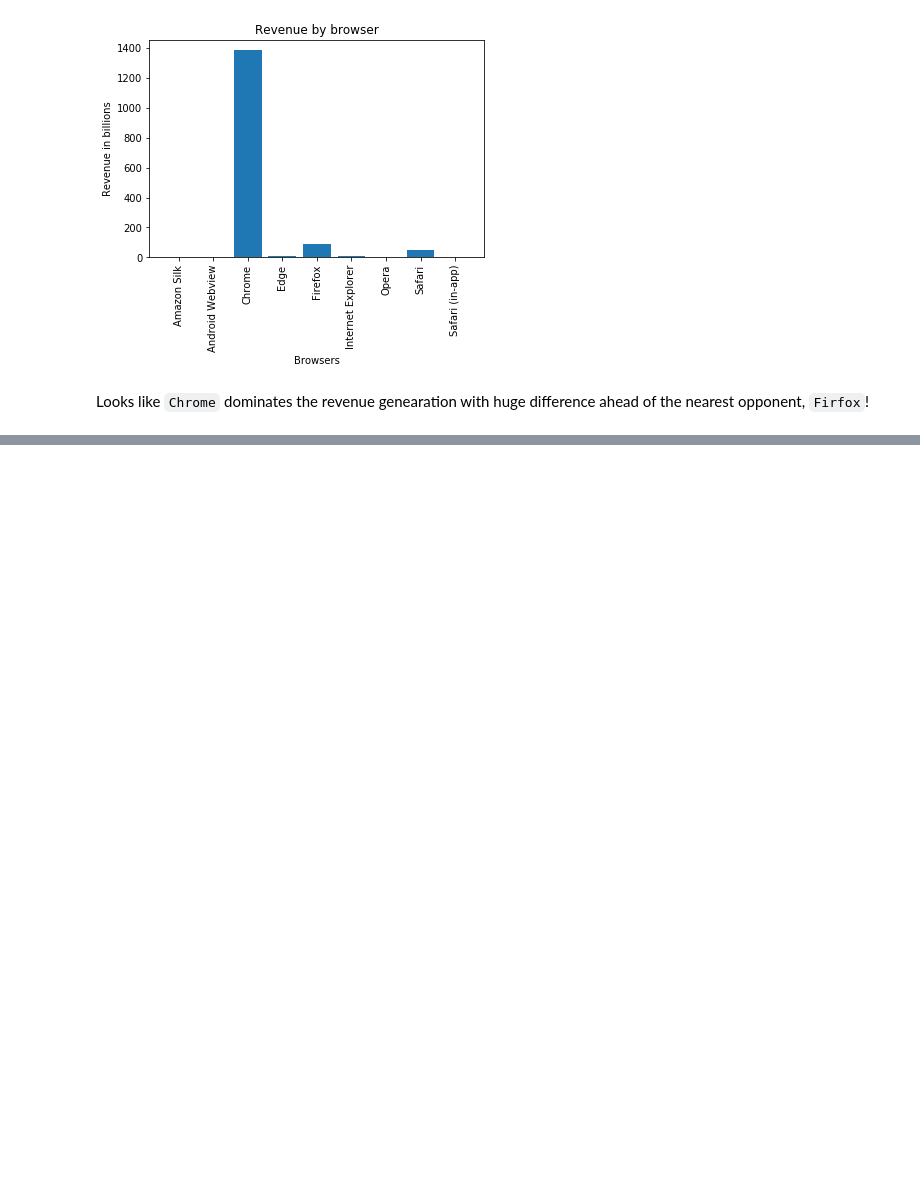
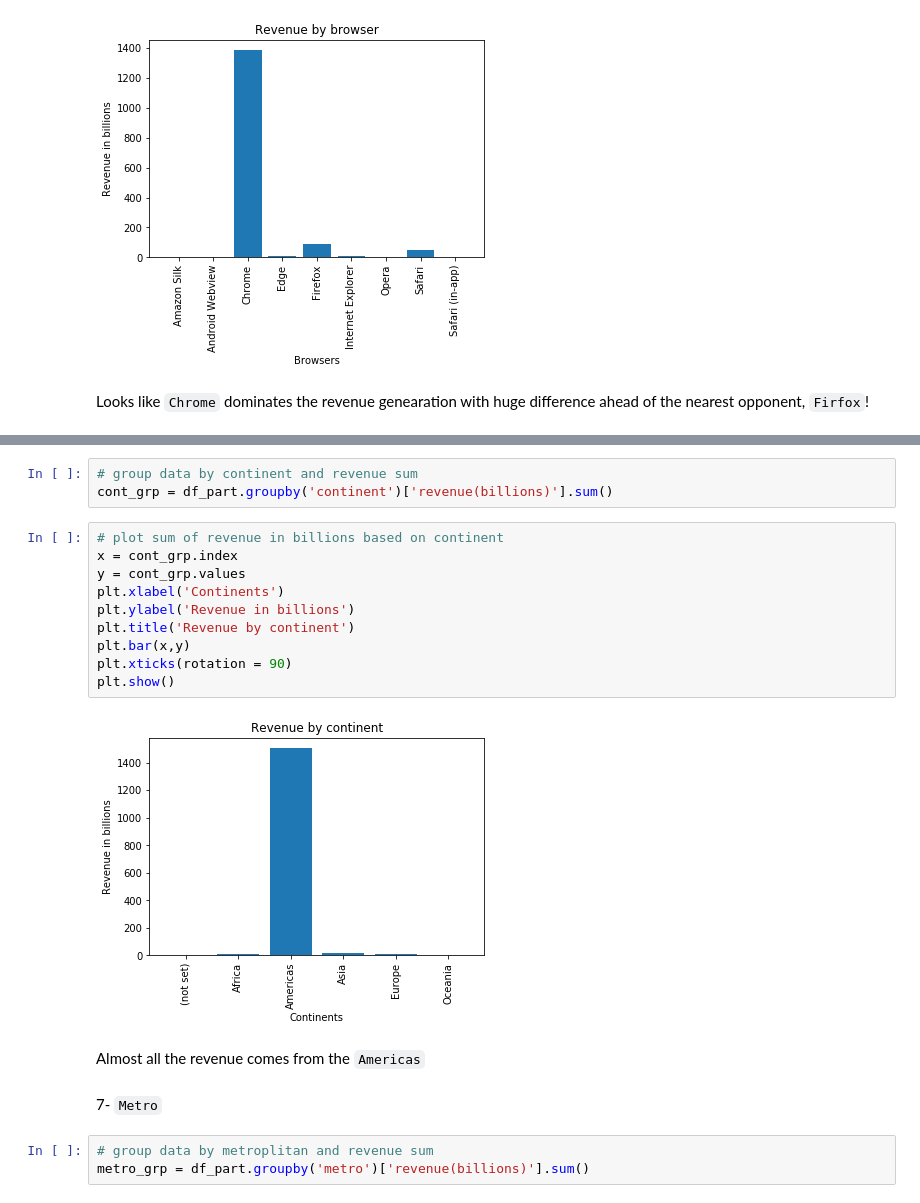
Before and after one commit to Storify-Your-Data/ahmedeweed, a Jupyter notebook: Google analytics EDA.ipynb, the cells around one changed output, grey strips where cells are left out. Drawn from its saved outputs; the diff is of its cells as text; blank space fills up the shorter version.

```diff
--- a/Google analytics EDA.ipynb
+++ b/Google analytics EDA.ipynb
@@ -386,0 +400,22 @@ Name: revenue(billions), Length: 69, dtype: float64
+# %%
+# group data by continent and revenue sum
+cont_grp = df_part.groupby('continent')['revenue(billions)'].sum()
+# %%
+# plot sum of revenue in billions based on continent
+x = cont_grp.index
+y = cont_grp.values
+plt.xlabel('Continents')
+plt.ylabel('Revenue in billions')
+plt.title('Revenue by continent')
+plt.bar(x,y)
+plt.xticks(rotation = 90)
+plt.show()
+# %% [output]
+[figure, added]
+# %% [markdown]
+Almost all the revenue comes from the `Americas`
+# %% [markdown]
+7- `Metro`
+# %%
+# group data by metroplitan and revenue sum
+metro_grp = df_part.groupby('metro')['revenue(billions)'].sum()
```
Also changed, not shown: parts of 43 cells of this notebook.
